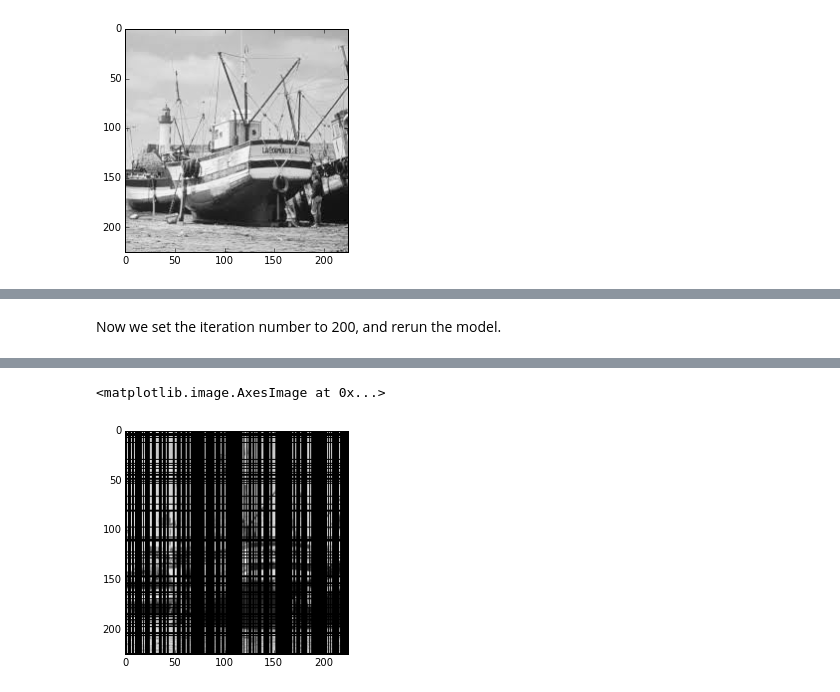
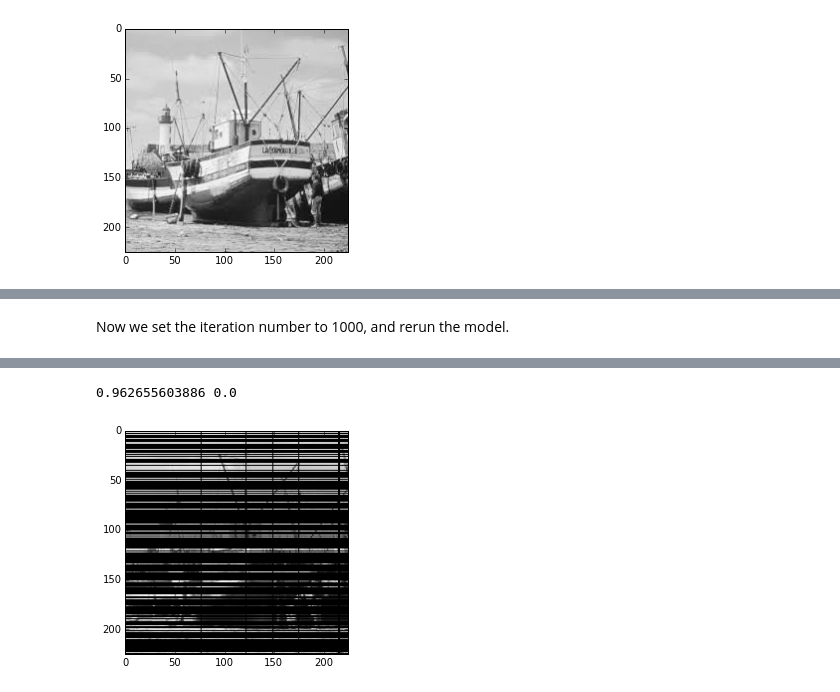
Before and after one commit to dongwookim-ml/almc, a Jupyter notebook: order_extend/boat_example.ipynb, the cells around one changed output, grey strips where cells are left out. Drawn from its saved outputs; the diff is of its cells as text; code cells hidden in the pictures.

```diff
--- a/order_extend/boat_example.ipynb
+++ b/order_extend/boat_example.ipynb
@@ -32,14 +32,16 @@ Initial model is running with 50 iterations.
 nx,ny = img.shape
 r = 50
 p = 0.3
-max_iter = 50
+max_iter = 100
+theta = 1
 
 # mask of the observed pixels (randomly chosen)
-sigma = np.random.binomial(1, p, size=(nx,ny))
+sigma = np.random.binomial(1, p, size=img.shape)
 
-model = OrderExtend(img, sigma, r)
+model = OrderExtend(img, sigma, r, theta=theta)
 order = model.init()
 r_img, x, y = model.fit(order, max_iter=max_iter)
 
 plt.imshow(r_img, cmap = cm.Greys_r)
+print(np.max(r_img),np.min(r_img))
 # %% [output]
@@ -58,6 +56,7 @@ INFO:OrderExtend:Solved x-dim: 74 y-dim: 50
 # %% [markdown]
-Now we set the iteration number to 200, and rerun the model.
+Now we set the iteration number to 1000, and rerun the model.
 # %%
-r_img, x, y = model.fit(order, max_iter=200)
+r_img, x, y = model.fit(order, max_iter=1000)
 plt.imshow(r_img, cmap = cm.Greys_r)
+print(np.max(r_img),np.min(r_img))
 # %% [output]
@@ -70,3 +69,3 @@ INFO:OrderExtend:Solved x-dim: 175 y-dim: 50
-<matplotlib.image.AxesImage at 0x...>
+0.962655603886 0.0
-[figure, old version]
+[figure, new version]
 # %% [markdown]
```
Also changed, not shown: parts of 8 cells of this notebook, 2 other files.
